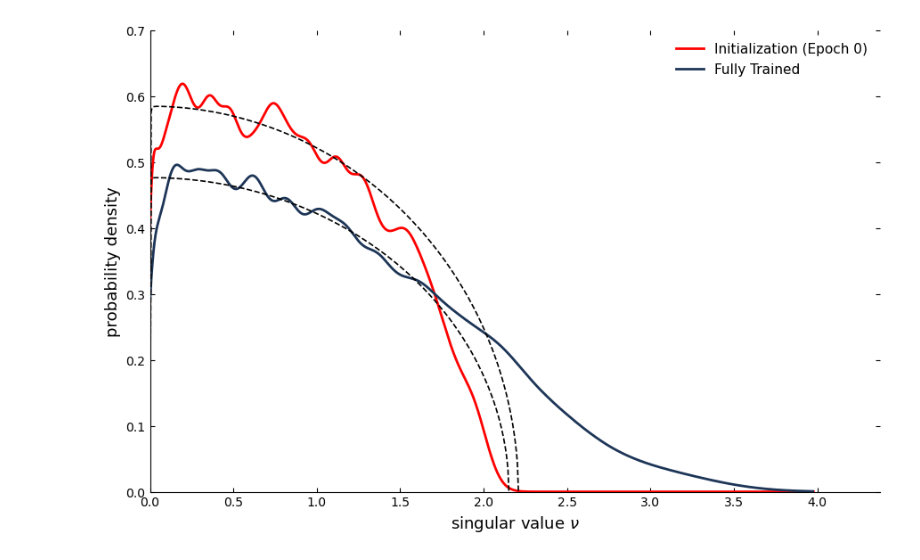
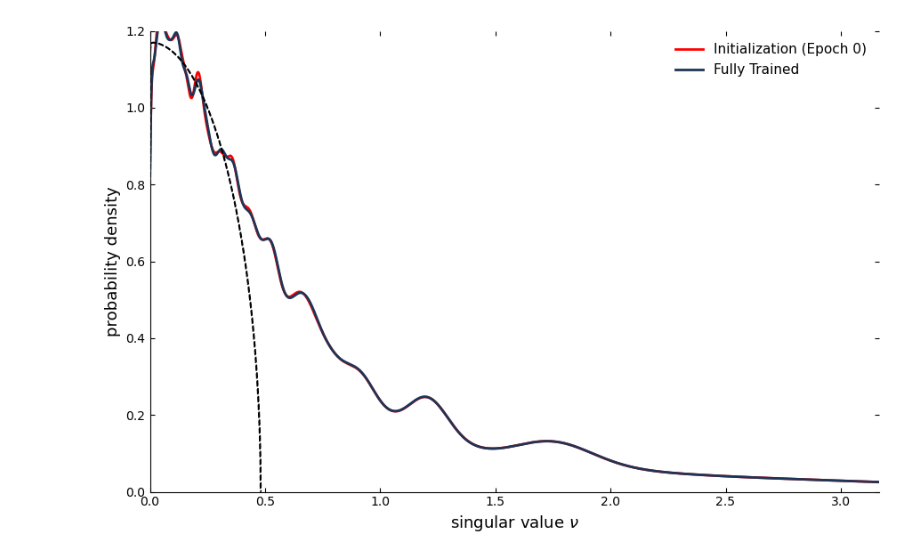
Before and after one commit to YiHaoFromEarth/ht-initialisation-dynamics, a Jupyter notebook: plots.ipynb, the cells around one changed output. Drawn from its saved outputs; the diff is of its cells as text; code cells hidden in the pictures.

```diff
--- a/plots.ipynb
+++ b/plots.ipynb
@@ -3,19 +3,26 @@ import torch
 import numpy as np
 import matplotlib.pyplot as plt
 import pandas as pd
+import re
+import json
+import torchvision.transforms as transforms
 from pathlib import Path
-from IPython.display import HTML
-from matplotlib.animation import FuncAnimation
 from scipy.interpolate import CloughTocher2DInterpolator
 from src import (
     get_singular_values,
+    calculate_true_mle,
     get_layer_from_checkpoint,
     run_spectral_analysis,
     get_layer_fingerprint,
     pdf_from_spectrum,
     marcenkoPastur,
     fit_marcenkoPastur,
+    level_spacings,
+    level_number_variance,
+    wignerSurmise,
+    wignerSurmise_cdf,
     GaussBroadening,
+    GeneralMLP,
 )
 
 SWEEP_PATH = Path("mlp_sweep")
@@ -28,7 +35,7 @@ GAUSS128_PATH = Path("training_runs/mlp128_mnist/Gaussian_Baseline/GeneralMLP_LR
 HT784_PATH = Path("training_runs/mlp784_mnist/HT_alpha_1.2/GeneralMLP_LR0.001_BS128_20260221_130323_s0")
 GAUSS784_PATH = Path("training_runs/mlp784_mnist/Gaussian_Baseline/GeneralMLP_LR0.001_BS128_20260221_130451_s0")
 
-RUN_PATH = Path("rich_learning_test/HT_alpha_2.0/GeneralMLP_LR0.001_BS32_20260307_190743_s0")
+RUN_PATH = Path("rich_learning_test/HT_alpha_1.2/GeneralMLP_LR0.001_BS1024_20260308_181319_s0")
 # %%
 # 1. Initialization and Data Extraction
 
@@ -64,33 +71,33 @@ for nu, label, color in data_configs:
     ax.plot(x_emp[mask], pdf_emp[mask], color=color, lw=2, label=label, zorder=4)
 
     # B. RMT THEORY FIT (Dashed Line)
     # [cite_start]This uses the authors' logic to fit ONLY the random bulk [cite: 2427, 2429]
     # range_of_y_to_fit=0.7 prevents the tail from stretching the bulk fit
     a_fit, nuMin_fit, nuMax_fit, _ = fit_marcenkoPastur(nu, broadener, range_of_y_to_fit=0.7)
 
     # [cite_start]Evaluate theory curve within its specific theoretical support [cite: 2381, 2386]
     x_bulk = np.linspace(nuMin_fit, nuMax_fit, 400)
     y_bulk = marcenkoPastur(x_bulk, a_fit, nuMax_fit, nuMin_fit)
 
     ax.plot(x_bulk, y_bulk, color='black', linestyle='--', lw=1.2, zorder=5)
 
     # 2. Physical Review E Aesthetics (Matching Figure 1)
 
     ax.set_yscale('linear')
-    ax.set_ylim(0, 0.7)
-    ax.set_xlim(0, x_limit*1.1)
+    ax.set_ylim(0, 1.2)
+    ax.set_xlim(0, x_limit * 0.05)
 
     ax.set_xlabel(r'singular value $\nu$', fontsize=13)
     ax.set_ylabel('probability density', fontsize=13)
 
 # Professional scientific formatting
 
 ax.spines['top'].set_visible(False)
 ax.spines['right'].set_visible(False)
 ax.tick_params(direction='in', top=True, right=True, which='both')
 ax.legend(frameon=False, loc='upper right', fontsize=11)
 
 plt.tight_layout()
 plt.show()
 # %% [output]
-[figure, old version]
+[figure, new version]
```
Also changed, not shown: parts of 6 cells of this notebook, 15 other files.
